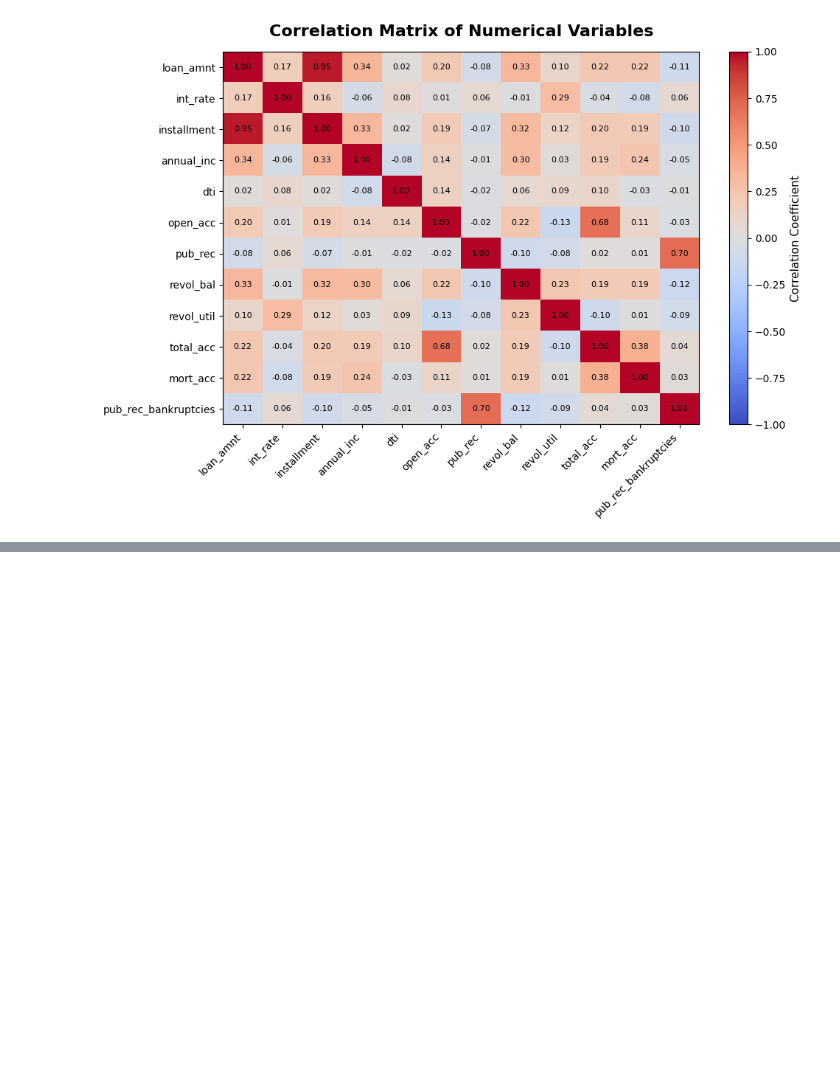
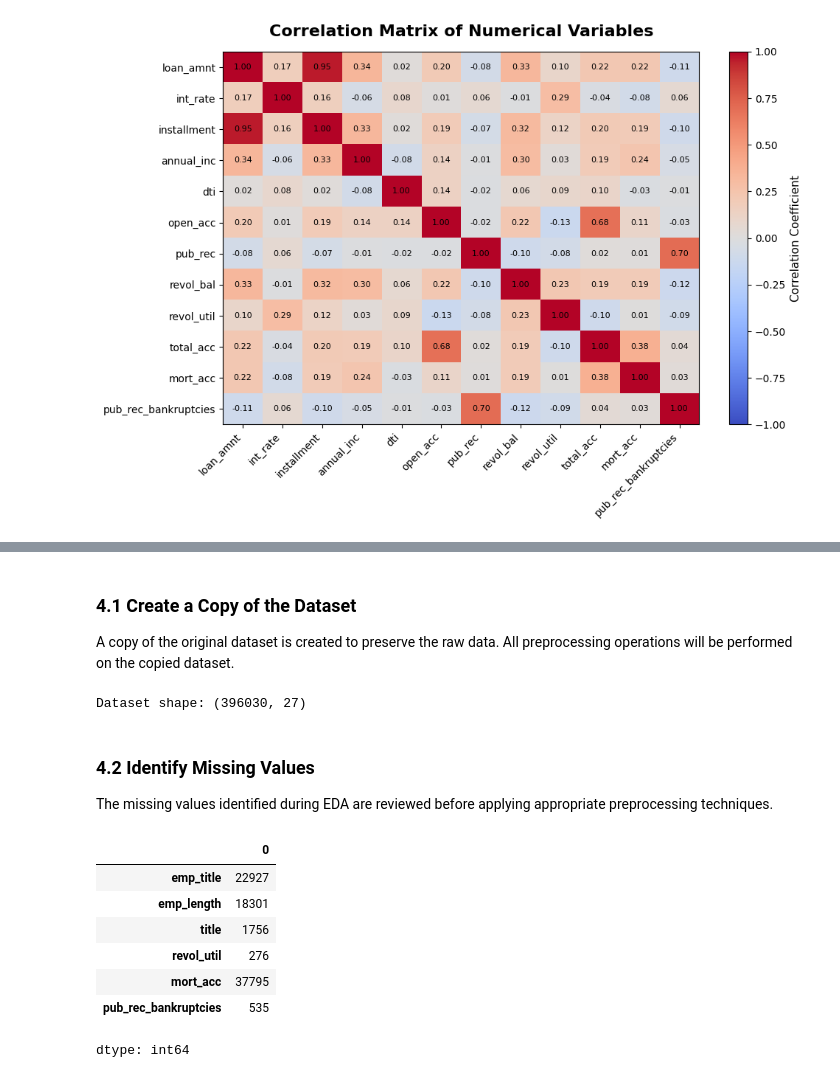
Before and after one commit to Clinton1029/Loan_Default_Project, a Jupyter notebook: Loan_Default.ipynb, the cells around one changed output, grey strips where cells are left out. Cells and saved outputs as stored; diff of their text form; code cells hidden in the pictures; blank space fills up the shorter version.

```diff
--- a/Loan_Default.ipynb
+++ b/Loan_Default.ipynb
@@ -777,0 +784,31 @@ plt.show()
+# %% [markdown]
+### 4.1 Create a Copy of the Dataset
+
+A copy of the original dataset is created to preserve the raw data. All preprocessing operations will be performed on the copied dataset.
+# %%
+# Create a copy of the original dataset
+df_processed = df.copy()
+
+# Display the shape of the copied dataset
+print("Dataset shape:", df_processed.shape)
+# %% [output]
+Dataset shape: (396030, 27)
+# %% [markdown]
+### 4.2 Identify Missing Values
+
+The missing values identified during EDA are reviewed before applying appropriate preprocessing techniques.
+# %%
+# Calculate the number of missing values in each column
+missing_values = df_processed.isnull().sum()
+
+# Display only columns containing missing values
+missing_values[missing_values > 0]
+# %% [output]
+|  | 0 |
+| emp_title | 22927 |
+| emp_length | 18301 |
+| title | 1756 |
+| revol_util | 276 |
+| mort_acc | 37795 |
+| pub_rec_bankruptcies | 535 |
+dtype: int64
```
Also changed, not shown: parts of 1 cell of this notebook.
